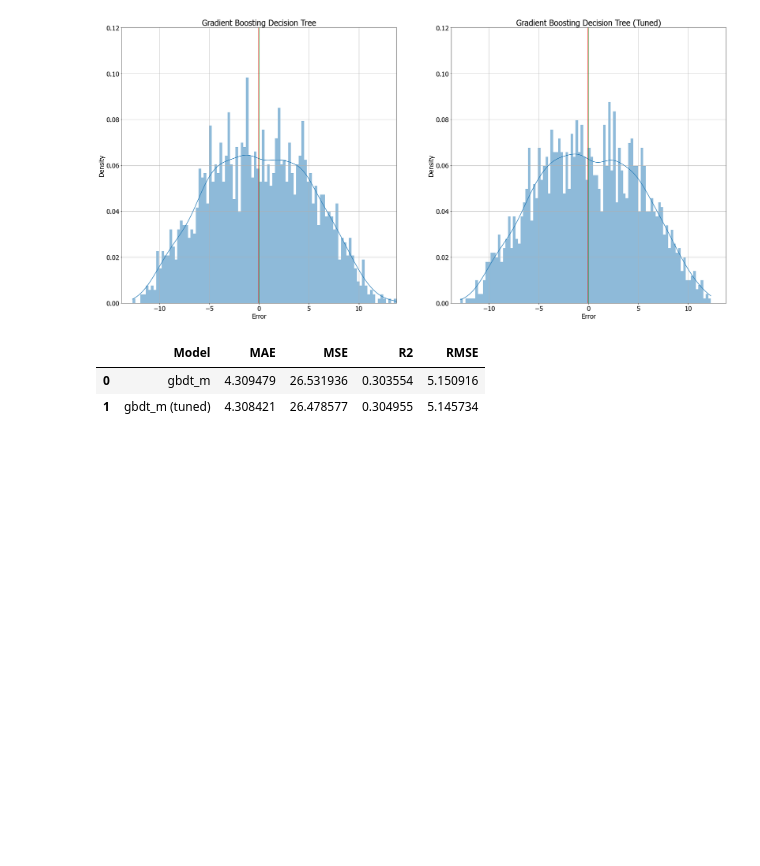
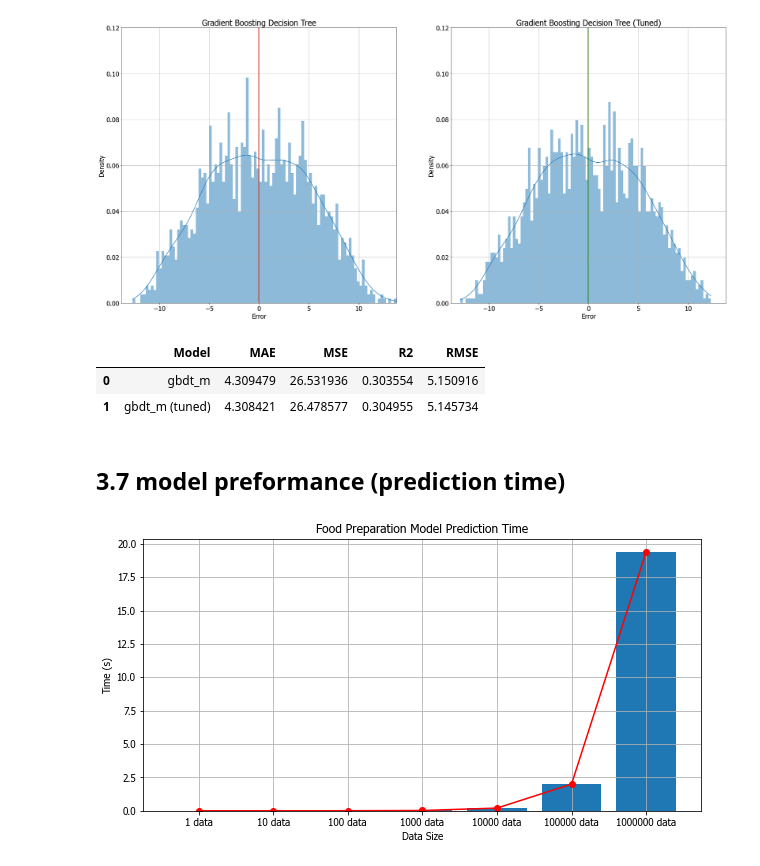
Before and after one commit to multi-order-planning-RBH/predictor, a Jupyter notebook: Food_preparation_04_evaluation.ipynb, the cells around one changed output. Saved outputs shown, nothing was run; the diff lists cells and outputs as text; code cells hidden in the pictures; blank space fills up the shorter version.

Commit message:
prediction time of model

```diff
--- a/Food_preparation_04_evaluation.ipynb
+++ b/Food_preparation_04_evaluation.ipynb
@@ -319,3 +320,26 @@ model_best_metrcis_m
 |  | Model | MAE | MSE | R2 | RMSE |
 | 0 | gbdt_m | 4.309479 | 26.531936 | 0.303554 | 5.150916 |
 | 1 | gbdt_m (tuned) | 4.308421 | 26.478577 | 0.304955 | 5.145734 |
+# %% [markdown]
+## 3.7 model preformance (prediction time)
+# %%
+result_time = pd.read_csv('Food_preparation_best_model_prediction_time.csv')
+# %%
+def geo_mean(iterable):
+    a = np.array(iterable)
+    return a.prod()**(1.0/len(a))
+# %%
+def plot_time_bar(data, title='Food Preparation Model Prediction Time'):
+    plot_data = [geo_mean(data[data_size]) for data_size in data.columns]
+    plt.figure(figsize=(10, 5))
+    plt.tight_layout()
+    plt.title(title)
+    plt.bar(data.columns, plot_data)
+    plt.plot(data.columns, plot_data, color='red', marker='o')
+    plt.xlabel('Data Size')
+    plt.ylabel('Time (s)')
+    plt.show()
+# %%
+plot_time_bar(result_time)
+# %% [output]
+[figure, added]
```
Also changed, not shown: parts of 1 cell of this notebook, 6 other files.
